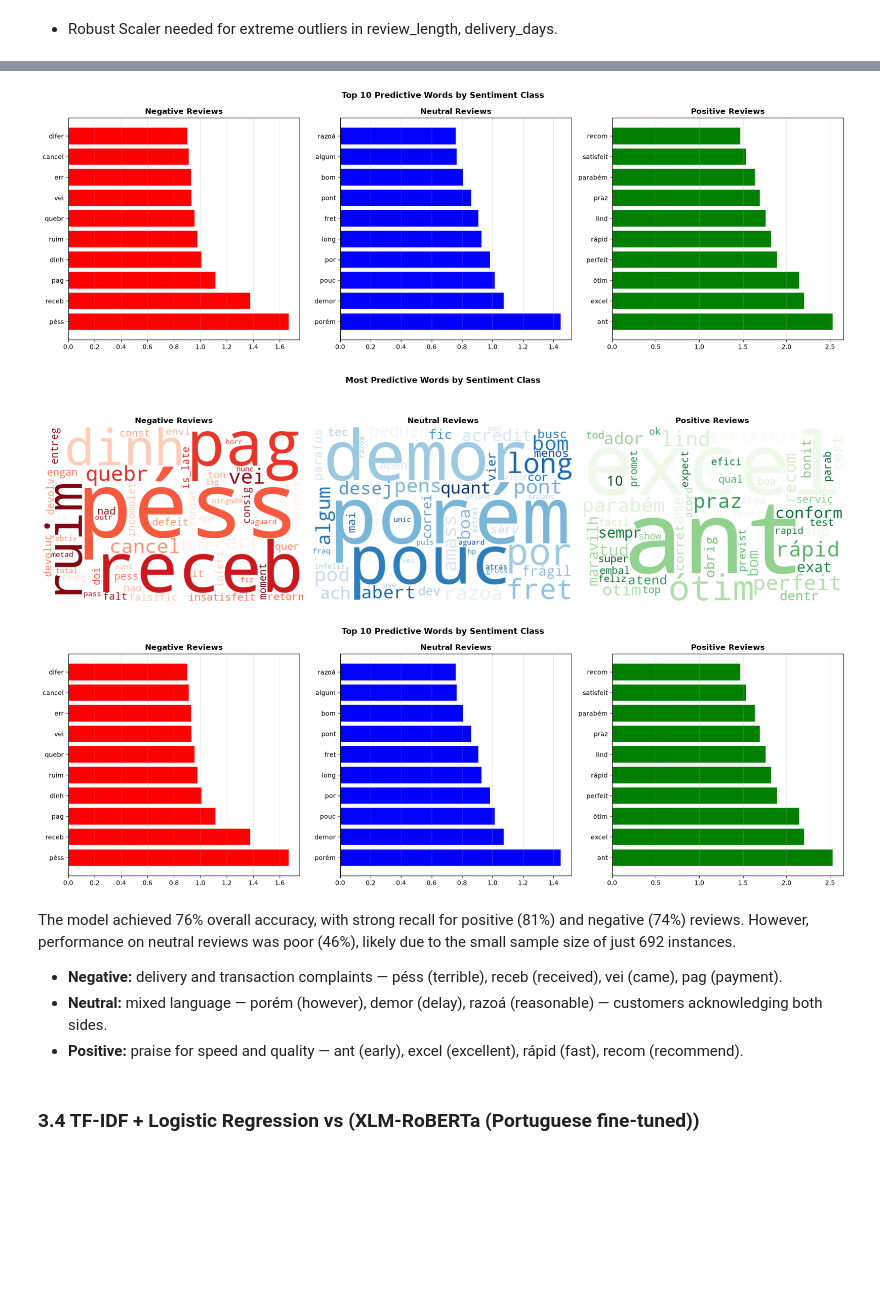
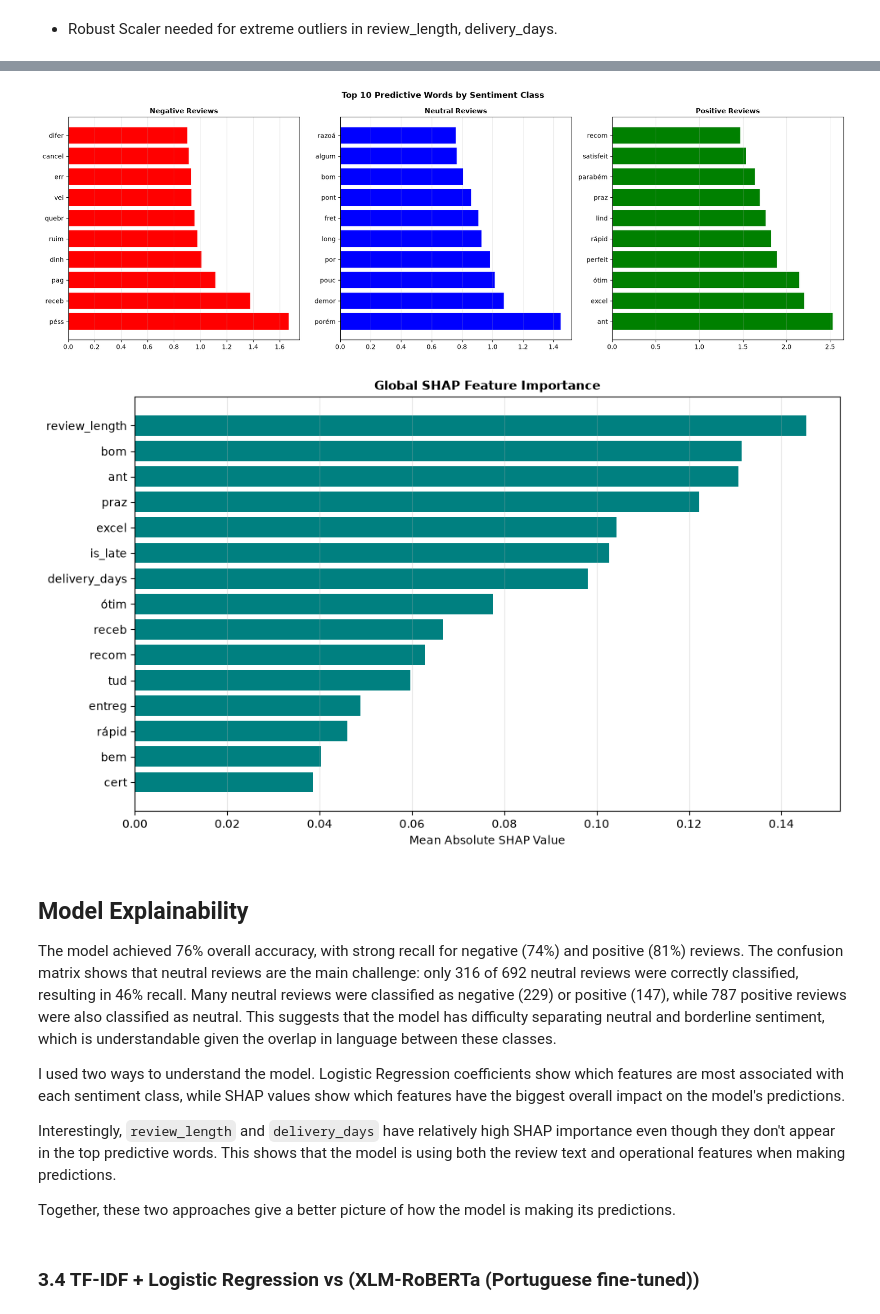
Before and after one commit to aguchhait-stack/olist-supply-chain-analytics, a Jupyter notebook: notebook.ipynb, the cells around one changed output, grey strips where cells are left out. Cells and saved outputs as stored; diff of their text form; code cells hidden in the pictures; blank space fills up the shorter version.

```diff
--- a/notebook.ipynb
+++ b/notebook.ipynb
@@ -495,5 +495,5 @@ nlp_df[['is_late','review_length','delivery_days']].describe()
 # %%
 from src.models.sentiment_model import train_sentiment_model
 # Train the Logistic Regression sentiment classification model
-model, X_test, y_pred, y_test = train_sentiment_model(nlp_df,X_sparse, max_iter = 120, regularization = 0.1)
+model, X_test, y_pred, y_test, shap_values = train_sentiment_model(nlp_df,X_sparse, max_iter = 120, regularization = 0.1)
 # %% [output]
@@ -511,18 +519,22 @@ weighted avg       0.84      0.76      0.79      7793
 # %%
 # Visualize the words that contribute most strongly
 # to each sentiment class using Logistic Regression coefficients.
-from src.visualization.nlp import plot_predictive_word
-plot_predictive_word(model, vectorizer)
+from src.visualization.nlp import plot_predictive_word, plot_shap_summary
+fig = plot_predictive_word(model, vectorizer)
+fig = plot_shap_summary(shap_values, vectorizer)
 # %% [output]
 [figure]
-[figure, old version]
+[figure, new version]
-[figure, removed]
 # %% [markdown]
-The model achieved 76% overall accuracy, with strong recall for positive (81%) and negative (74%) reviews. However, performance on neutral reviews was poor (46%), likely due to the small sample size of just 692 instances.
+## Model Explainability
 
-- **Negative:** delivery and transaction complaints — péss (terrible), receb (received), vei (came), pag (payment).
-- **Neutral:** mixed language — porém (however), demor (delay), razoá (reasonable) — customers acknowledging both sides.
-- **Positive:** praise for speed and quality — ant (early), excel (excellent), rápid (fast), recom (recommend).
+The model achieved 76% overall accuracy, with strong recall for negative (74%) and positive (81%) reviews. The confusion matrix shows that neutral reviews are the main challenge: only 316 of 692 neutral reviews were correctly classified, resulting in 46% recall. Many neutral reviews were classified as negative (229) or positive (147), while 787 positive reviews were also classified as neutral. This suggests that the model has difficulty separating neutral and borderline sentiment, which is understandable given the overlap in language between these classes.
+
+I used two ways to understand the model. Logistic Regression coefficients show which features are most associated with each sentiment class, while SHAP values show which features have the biggest overall impact on the model's predictions.
+
+Interestingly, `review_length` and `delivery_days` have relatively high SHAP importance even though they don't appear in the top predictive words. This shows that the model is using both the review text and operational features when making predictions.
+
+Together, these two approaches give a better picture of how the model is making its predictions.
 # %% [markdown]
 ### 3.4 TF-IDF + Logistic Regression vs (XLM-RoBERTa (Portuguese fine-tuned))
 # %%
```
Also changed, not shown: parts of 17 cells of this notebook, 13 other files.
